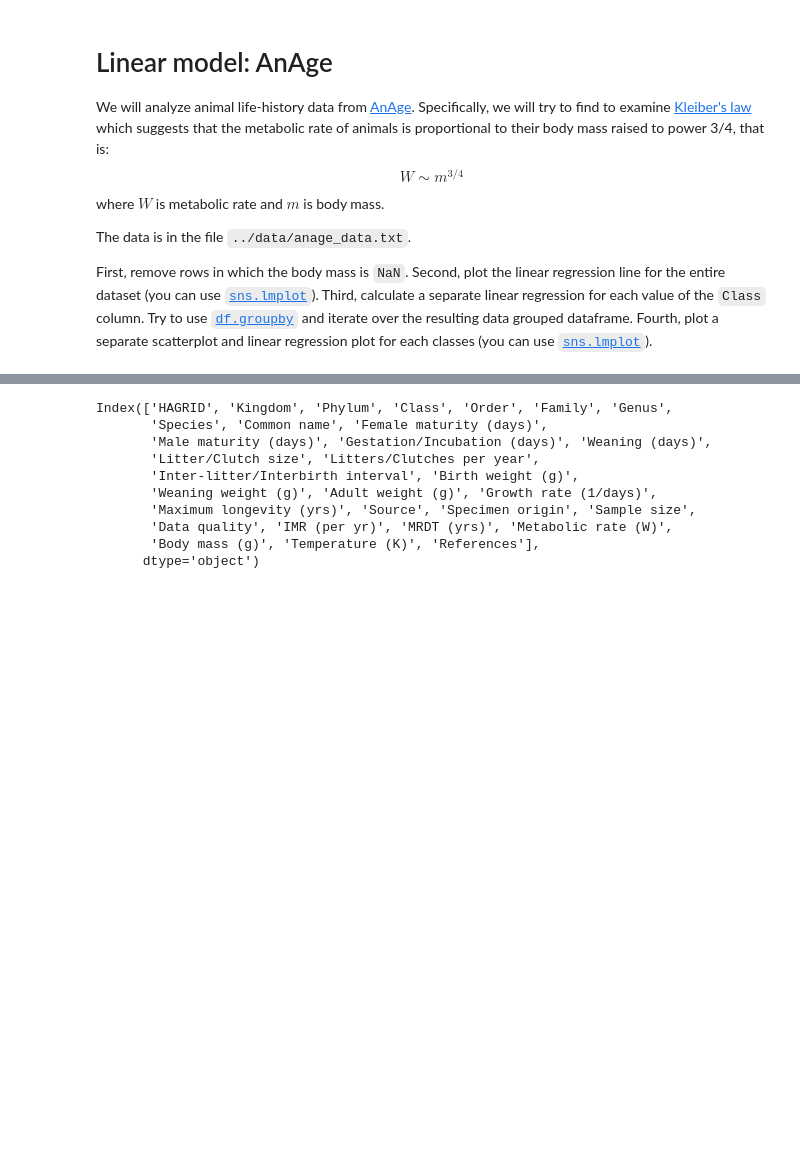
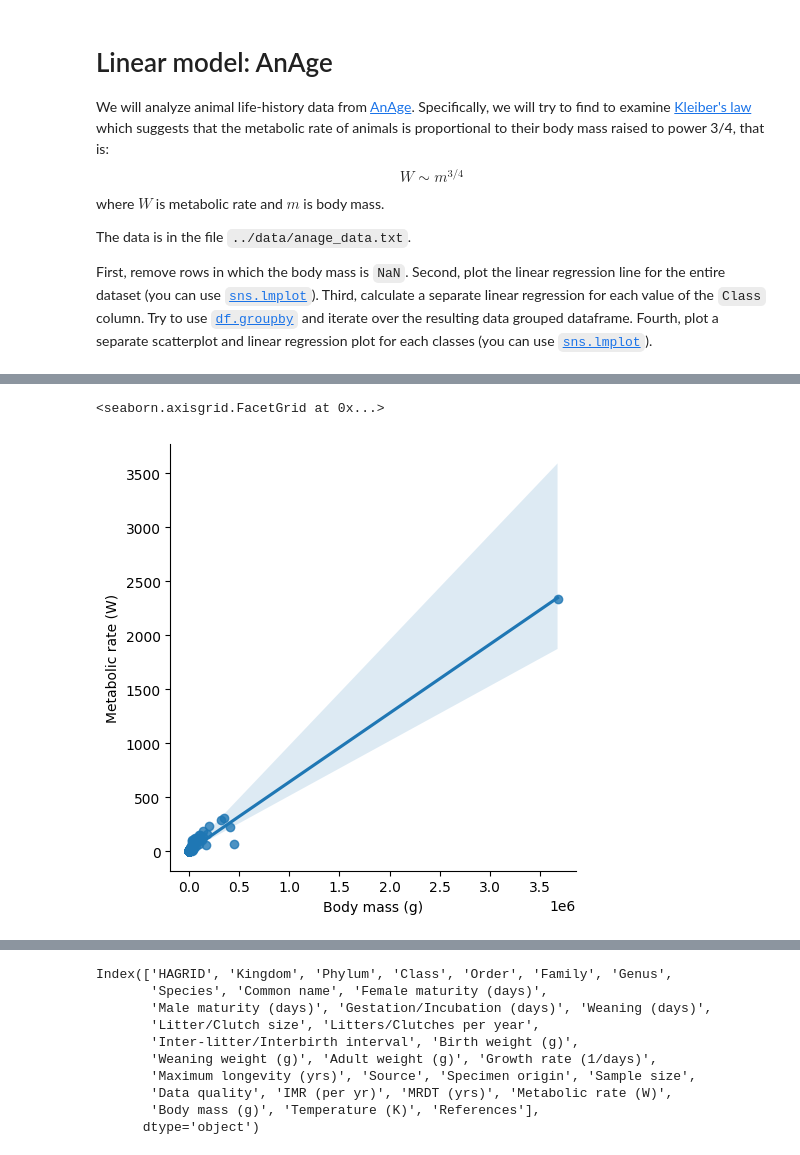
Before and after one commit to manashchak/mcb-RAW, a Jupyter notebook: Learnings/KLA-IntroToDeepLearning/DataSciPy-kla2025/exercises/linear-anage.ipynb, the cells around one changed output, grey strips where cells are left out. Drawn from its saved outputs; the diff is of its cells as text; code cells hidden in the pictures; blank space fills up the shorter version.

```diff
--- a/Learnings/KLA-IntroToDeepLearning/DataSciPy-kla2025/exercises/linear-anage.ipynb
+++ b/Learnings/KLA-IntroToDeepLearning/DataSciPy-kla2025/exercises/linear-anage.ipynb
@@ -16,0 +25,4 @@ Fourth, plot a separate scatterplot and linear regression plot for each classes
+# %%
+df = pd.read_csv("../data/anage_data.txt", sep="\t")
+#df.head(10)
+df.columns
@@ -16,0 +40,4 @@ Fourth, plot a separate scatterplot and linear regression plot for each classes
+# %%
+# Drop NaN
+df = df.dropna(subset=["Body mass (g)"])
+df.describe().T
@@ -16,0 +62,6 @@ Fourth, plot a separate scatterplot and linear regression plot for each classes
+# %%
+# lmplot
+sns.lmplot(data=df, x='Body mass (g)', y='Metabolic rate (W)')
+# %% [output]
+<seaborn.axisgrid.FacetGrid at 0x...>
+[figure, added]
```
Also changed, not shown: parts of 9 cells of this notebook, 1 other file.
